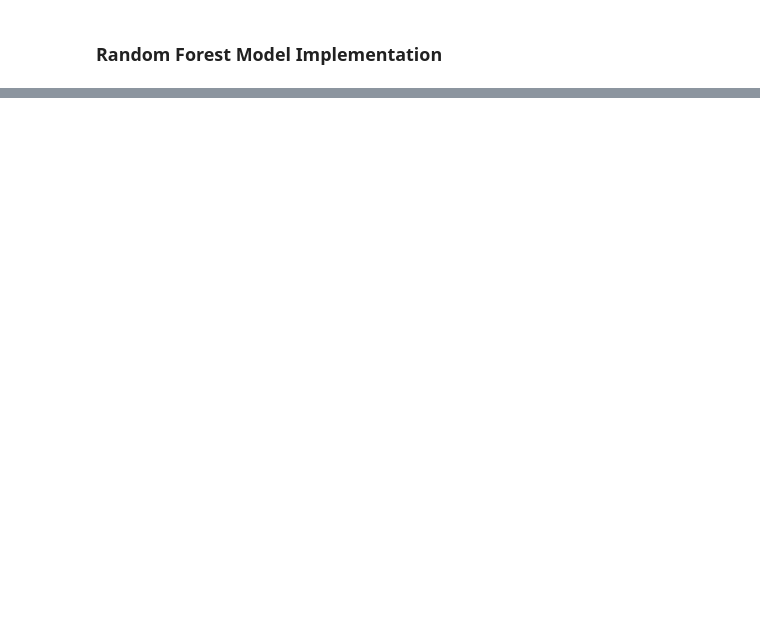
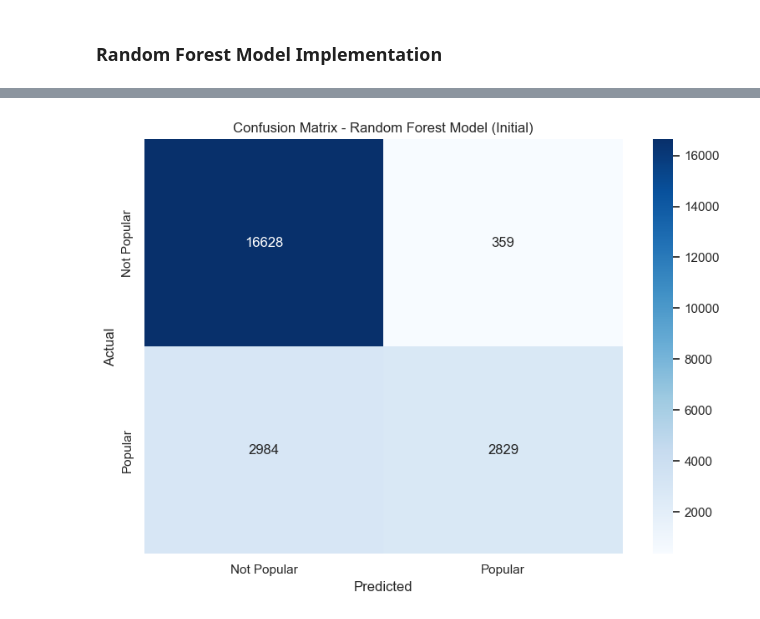
Before and after one commit to xunchiasg/ML-models, a Jupyter notebook: spotify_ml.ipynb, the cells around one changed output, grey strips where cells are left out. Drawn from its saved outputs; the diff is of its cells as text; code cells hidden in the pictures; blank space fills up the shorter version.

Commit message:
Final model

```diff
--- a/spotify_ml.ipynb
+++ b/spotify_ml.ipynb
@@ -615,2 +605,6 @@ No significant drop in accuracy observed after 5-fold validation. Hence the fina
 # %% [markdown]
 ### Random Forest Model Implementation
+# %%
+# Random Forest Classifier
+rf_model = RandomForestClassifier(random_state=42)
+rf_model.fit(X_train,y_train)
@@ -616,0 +613,6 @@ No significant drop in accuracy observed after 5-fold validation. Hence the fina
+# %%
+# Model Prediction (Against train and test set)
+# Model training accuracy
+y_pred_train_rf=rf_model.predict(X_train)
+# Model testing accuracy
+y_pred_test_rf=rf_model.predict(X_test)
@@ -616,0 +918,15 @@ No significant drop in accuracy observed after 5-fold validation. Hence the fina
+# %%
+# Confusion Matrix for Initial Random Forest Model
+from sklearn.metrics import confusion_matrix
+
+conf_matrix = confusion_matrix(y_test, y_pred_test_rf)
+# Visualize the confusion matrix
+plt.figure(figsize=(8, 6))
+sns.heatmap(conf_matrix, annot=True, fmt="d", cmap="Blues", xticklabels=["Not Popular", "Popular"], yticklabels=["Not Popular", "Popular"])
+plt.xlabel("Predicted")
+plt.ylabel("Actual")
+plt.title("Confusion Matrix - Random Forest Model (Initial)")
+plt.tight_layout()
+plt.show()
+# %% [output]
+[figure, added]
```
Also changed, not shown: parts of 32 cells of this notebook.
